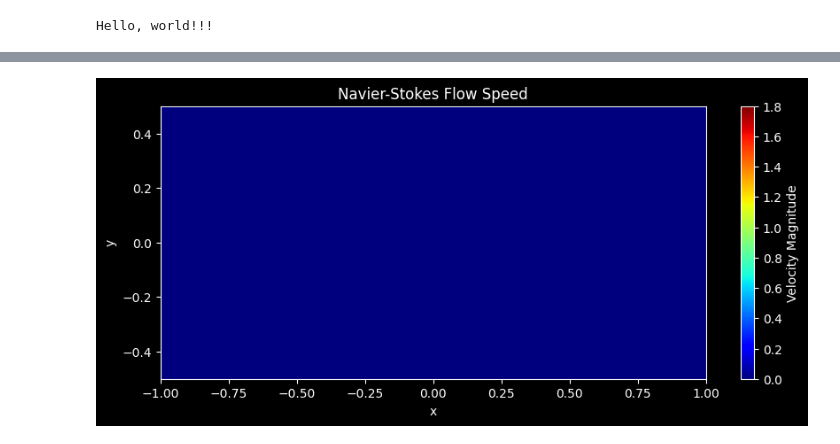
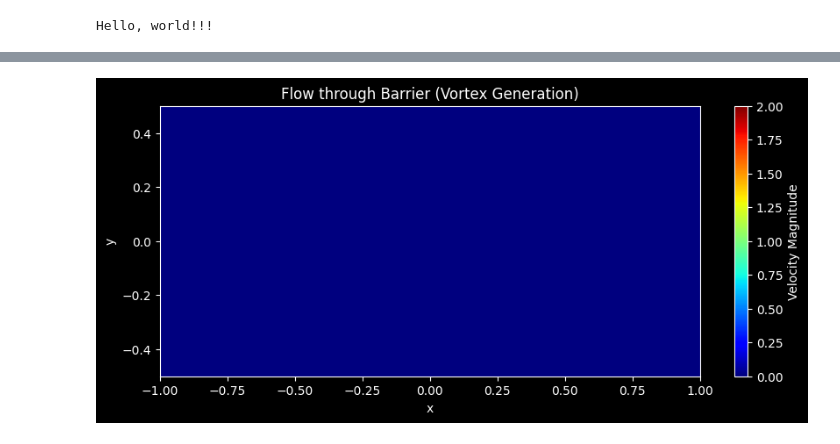
Before and after one commit to Andreea720/challenge_Navier_Stokes_ResNet, a Jupyter notebook: navier_stokes.ipynb, the cells around one changed output, grey strips where cells are left out. Cells and saved outputs as stored; diff of their text form; code cells hidden in the pictures.

```diff
--- a/navier_stokes.ipynb
+++ b/navier_stokes.ipynb
@@ -110,16 +110,12 @@ bc_inlet_v = dde.DirichletBC(geom, lambda X: 0.0, boundary_inlet, component=1)
 bc_outlet_p = dde.DirichletBC(geom, lambda X: 0.0, boundary_outlet, component=2)
 bc_outlet_v = dde.DirichletBC(geom, lambda X: 0.0, boundary_outlet, component=1)
 # %%
-# Define PDE system
+# Define PDE system (Standard Navier-Stokes)
 def pde(X, Y):
-    # X now has 3 columns: [x, y, t]
-    # Y has 3 columns: [u, v, p]
-
-    # NEW: Time derivatives
+    # X = [x, y, t], Y = [u, v, p]
     du_t = dde.grad.jacobian(Y, X, i=0, j=2)
     dv_t = dde.grad.jacobian(Y, X, i=1, j=2)
 
-    # Existing Spatial derivatives
     du_x = dde.grad.jacobian(Y, X, i=0, j=0)
     du_y = dde.grad.jacobian(Y, X, i=0, j=1)
     dv_x = dde.grad.jacobian(Y, X, i=1, j=0)
@@ -132,12 +128,14 @@ def pde(X, Y):
     dv_xx = dde.grad.hessian(Y, X, component=1, i=0, j=0)
     dv_yy = dde.grad.hessian(Y, X, component=1, i=1, j=1)
 
-    # Momentum equations now include du_t and dv_t
     pde_u = du_t + Y[:, 0:1] * du_x + Y[:, 1:2] * du_y + 1 / rho * dp_x - (mu / rho) * (du_xx + du_yy)
     pde_v = dv_t + Y[:, 0:1] * dv_x + Y[:, 1:2] * dv_y + 1 / rho * dp_y - (mu / rho) * (dv_xx + dv_yy)
     pde_cont = du_x + dv_y
 
     return [pde_u, pde_v, pde_cont]
+
+ic_u = dde.IC(geom, lambda X: 0.0, lambda _, on_initial: on_initial, component=0)
+ic_v = dde.IC(geom, lambda X: 0.0, lambda _, on_initial: on_initial, component=1)
 # %%
 # Use TimePDE for time-dependent (transient) simulations
 data = dde.data.TimePDE(
@@ -149,7 +147,6 @@ data = dde.data.TimePDE(
         bc_inlet_u, bc_inlet_v,    # Left Inlet (Flow enters here)
         bc_outlet_p, bc_outlet_v,  # Right Outlet (Flow exits here)
         bc_obs_u, bc_obs_v,        # Obstacles (Heart & Cylinder)
-        bc_cylinder_u, bc_cylinder_v,
 
         # --- Initial Conditions (t=0) ---
         ic_u, ic_v                 # State of fluid at start
@@ -165,6 +162,6 @@ model = dde.Model(data, net)
 # %%
 # Compile and train
 model.compile("adam", lr=1e-3)
-losshistory, train_state = model.train(epochs=7000)
+losshistory, train_state = model.train(epochs=5000)
 # %% [output]
 Compiling model...
@@ -187,85 +184,63 @@ lambda x, on: np.array([on_boundary1(x[i], on[i]) for i in range(len(x))])
 # %%
-# Visualize training points
 import matplotlib.pyplot as plt
 from matplotlib.animation import FuncAnimation
 import numpy as np
-from matplotlib.path import Path
 
-print("Training finished. Starting animation generation...")
+print("Generating animation for Barrier Flow...")
 
-# 1. Setup High-Res Grid for Plotting
-# We use a finer grid (400x200) to make the image look smooth like your photo
+# 1. Setup Grid
 grid_x, grid_y = np.meshgrid(
     np.linspace(-L/2, L/2, 400),
     np.linspace(-D/2, D/2, 200)
 )
 
-# 2. Create Masks to hide the flow inside the shapes
-# A. Cylinder Mask
-# (x^2 + y^2) < radius^2
-mask_cylinder = (grid_x**2 + grid_y**2) < 0.1**2
+# 2. Define Masks for the Barrier
+# Must match the coordinates in Cell 1
+b_x_start, b_x_end = -0.6, -0.4
+b_gap = 0.2 / 2  # Half of the gap height
 
-# B. Heart Mask
-# We assume the same math you used to define the geometry earlier
-t_plot = np.linspace(0, 2 * np.pi, 200)
-heart_x_plot = 0.1 * (16 * np.sin(t_plot)**3) / 16
-heart_y_plot = 0.1 * (13 * np.cos(t_plot) - 5 * np.cos(2*t_plot) - 2 * np.cos(3*t_plot) - np.cos(4*t_plot)) / 16
+# Mask Top Block
+mask_top = (grid_x >= b_x_start) & (grid_x <= b_x_end) & (grid_y >= b_gap)
+# Mask Bottom Block
+mask_bottom = (grid_x >= b_x_start) & (grid_x <= b_x_end) & (grid_y <= -b_gap)
 
-# Shift heart left by 0.5 (same as your geometry)
-heart_points_plot = np.vstack([heart_x_plot - 0.5, heart_y_plot]).T
-heart_path = Path(heart_points_plot)
+mask_total = mask_top | mask_bottom
 
-# Check which grid points are inside the heart
-points_flat = np.column_stack([grid_x.ravel(), grid_y.ravel()])
-mask_heart = heart_path.contains_points(points_flat).reshape(grid_x.shape)
-
-# Combine masks
-mask_total = mask_cylinder | mask_heart
-
-# 3. Setup the Figure
+# 3. Setup Figure
 fig, ax = plt.subplots(figsize=(10, 4))
 ax.set_aspect('equal')
 ax.set_xlabel('x')
 ax.set_ylabel('y')
-ax.set_title("Navier-Stokes Flow Speed")
+ax.set_title("Flow through Barrier (Vortex Generation)")
 
-# Initialize the image with a placeholder
+# Placeholder plot
 cax = ax.imshow(np.zeros_like(grid_x),
                 extent=(-L/2, L/2, -D/2, D/2),
                 origin='lower',
-                cmap='jet',  # 'jet' matches your reference image
-                vmin=0, vmax=1.8, # Limits color range to highlight flow features
-                interpolation='bilinear') # Smooths the pixels
+                cmap='jet',
+                vmin=0, vmax=2.0, # Higher max speed because of the jet effect
+                interpolation='bilinear')
 fig.colorbar(cax, ax=ax, label='Velocity Magnitude')
 
-# 4. Animation Update Function
+# 4. Animation Function
 def update(frame):
-    # We advance time by 0.05s per frame
     current_t = frame * 0.05
 
-    # Prepare input for model: [x, y, t]
     t_column = np.full((grid_x.size, 1), current_t)
     X_predict = np.column_stack([grid_x.flatten(), grid_y.flatten(), t_column])
 
-    # Predict velocity from the trained model
     result = model.predict(X_predict)
     u = result[:, 0].reshape(grid_x.shape)
     v = result[:, 1].reshape(grid_x.shape)
-
-    # Calculate Speed
     speed = np.sqrt(u**2 + v**2)
 
-    # Apply Mask (turn obstacles white/transparent)
+    # Hide the barrier
     speed[mask_total] = np.nan
 
     cax.set_data(speed)
-    ax.set_title(f"Flow Speed at t = {current_t:.2f}s")
+    ax.set_title(f"Time: {current_t:.2f}s")
     return cax,
 
-# 5. Run and Show
 ani = FuncAnimation(fig, update, frames=100, interval=50, blit=False)
 plt.show()
-
-# Optional: Save to file (requires ffmpeg installed)
-# ani.save("flow_simulation.mp4", writer='ffmpeg', fps=20)
 # %% [output]
@@ -273,4 +248,4 @@ Training finished. Starting animation generation...
-[figure, old version]
+[figure, new version]
 # %%
 import matplotlib.pyplot as plt
 from matplotlib.animation import FuncAnimation
```
Also changed, not shown: parts of 8 cells of this notebook.
